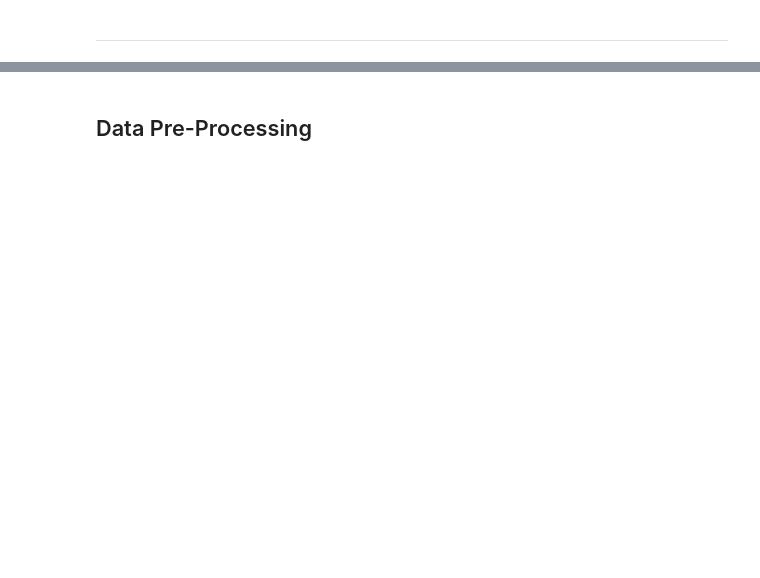
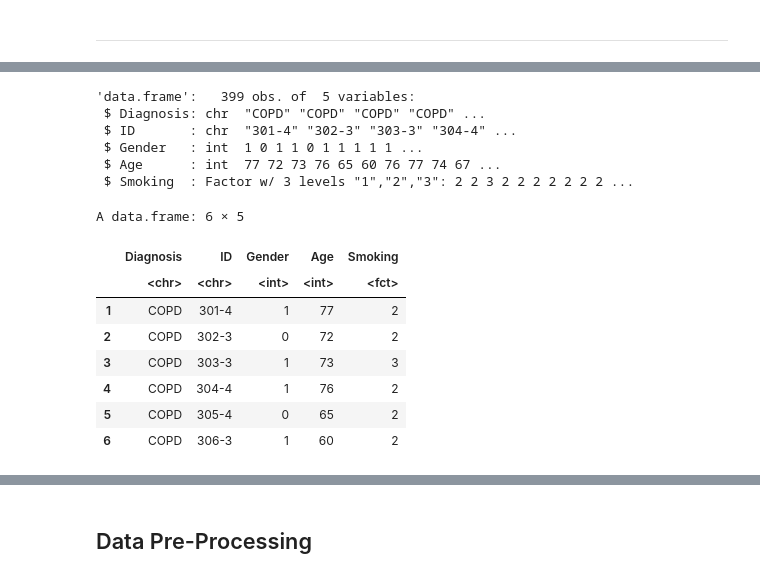
Before and after one commit to skeeperloyaltie/r_analysis, a Jupyter notebook: LAB_HW_ID.ipynb, the cells around one changed output, grey strips where cells are left out. Drawn from its saved outputs; the diff is of its cells as text; code cells hidden in the pictures; blank space fills up the shorter version.

```diff
--- a/LAB_HW_ID.ipynb
+++ b/LAB_HW_ID.ipynb
@@ -125,6 +137,25 @@ A data.frame: 6 × 13
 # %%
 #3.	Show the structure and explain it.
+str(exa)
+# %% [output]
+'data.frame':   399 obs. of  5 variables:
+ $ Diagnosis: chr  "COPD" "COPD" "COPD" "COPD" ...
+ $ ID       : chr  "301-4" "302-3" "303-3" "304-4" ...
+ $ Gender   : int  1 0 1 1 0 1 1 1 1 1 ...
+ $ Age      : int  77 72 73 76 65 60 76 77 74 67 ...
+ $ Smoking  : Factor w/ 3 levels "1","2","3": 2 2 3 2 2 2 2 2 2 2 ...
 # %%
 #4.	Show some data from the dataset.
+head(exa)
+# %% [output]
+A data.frame: 6 × 5
+|  | Diagnosis | ID | Gender | Age | Smoking |
+|  | <chr> | <chr> | <int> | <int> | <fct> |
+| 1 | COPD | 301-4 | 1 | 77 | 2 |
+| 2 | COPD | 302-3 | 0 | 72 | 2 |
+| 3 | COPD | 303-3 | 1 | 73 | 3 |
+| 4 | COPD | 304-4 | 1 | 76 | 2 |
+| 5 | COPD | 305-4 | 0 | 65 | 2 |
+| 6 | COPD | 306-3 | 1 | 60 | 2 |
 # %%
 #5.	Show the frequency of some dataset variables of your choice you judge crucial and important (ex categorical variable if any) .
```
Also changed, not shown: parts of 21 cells of this notebook.
